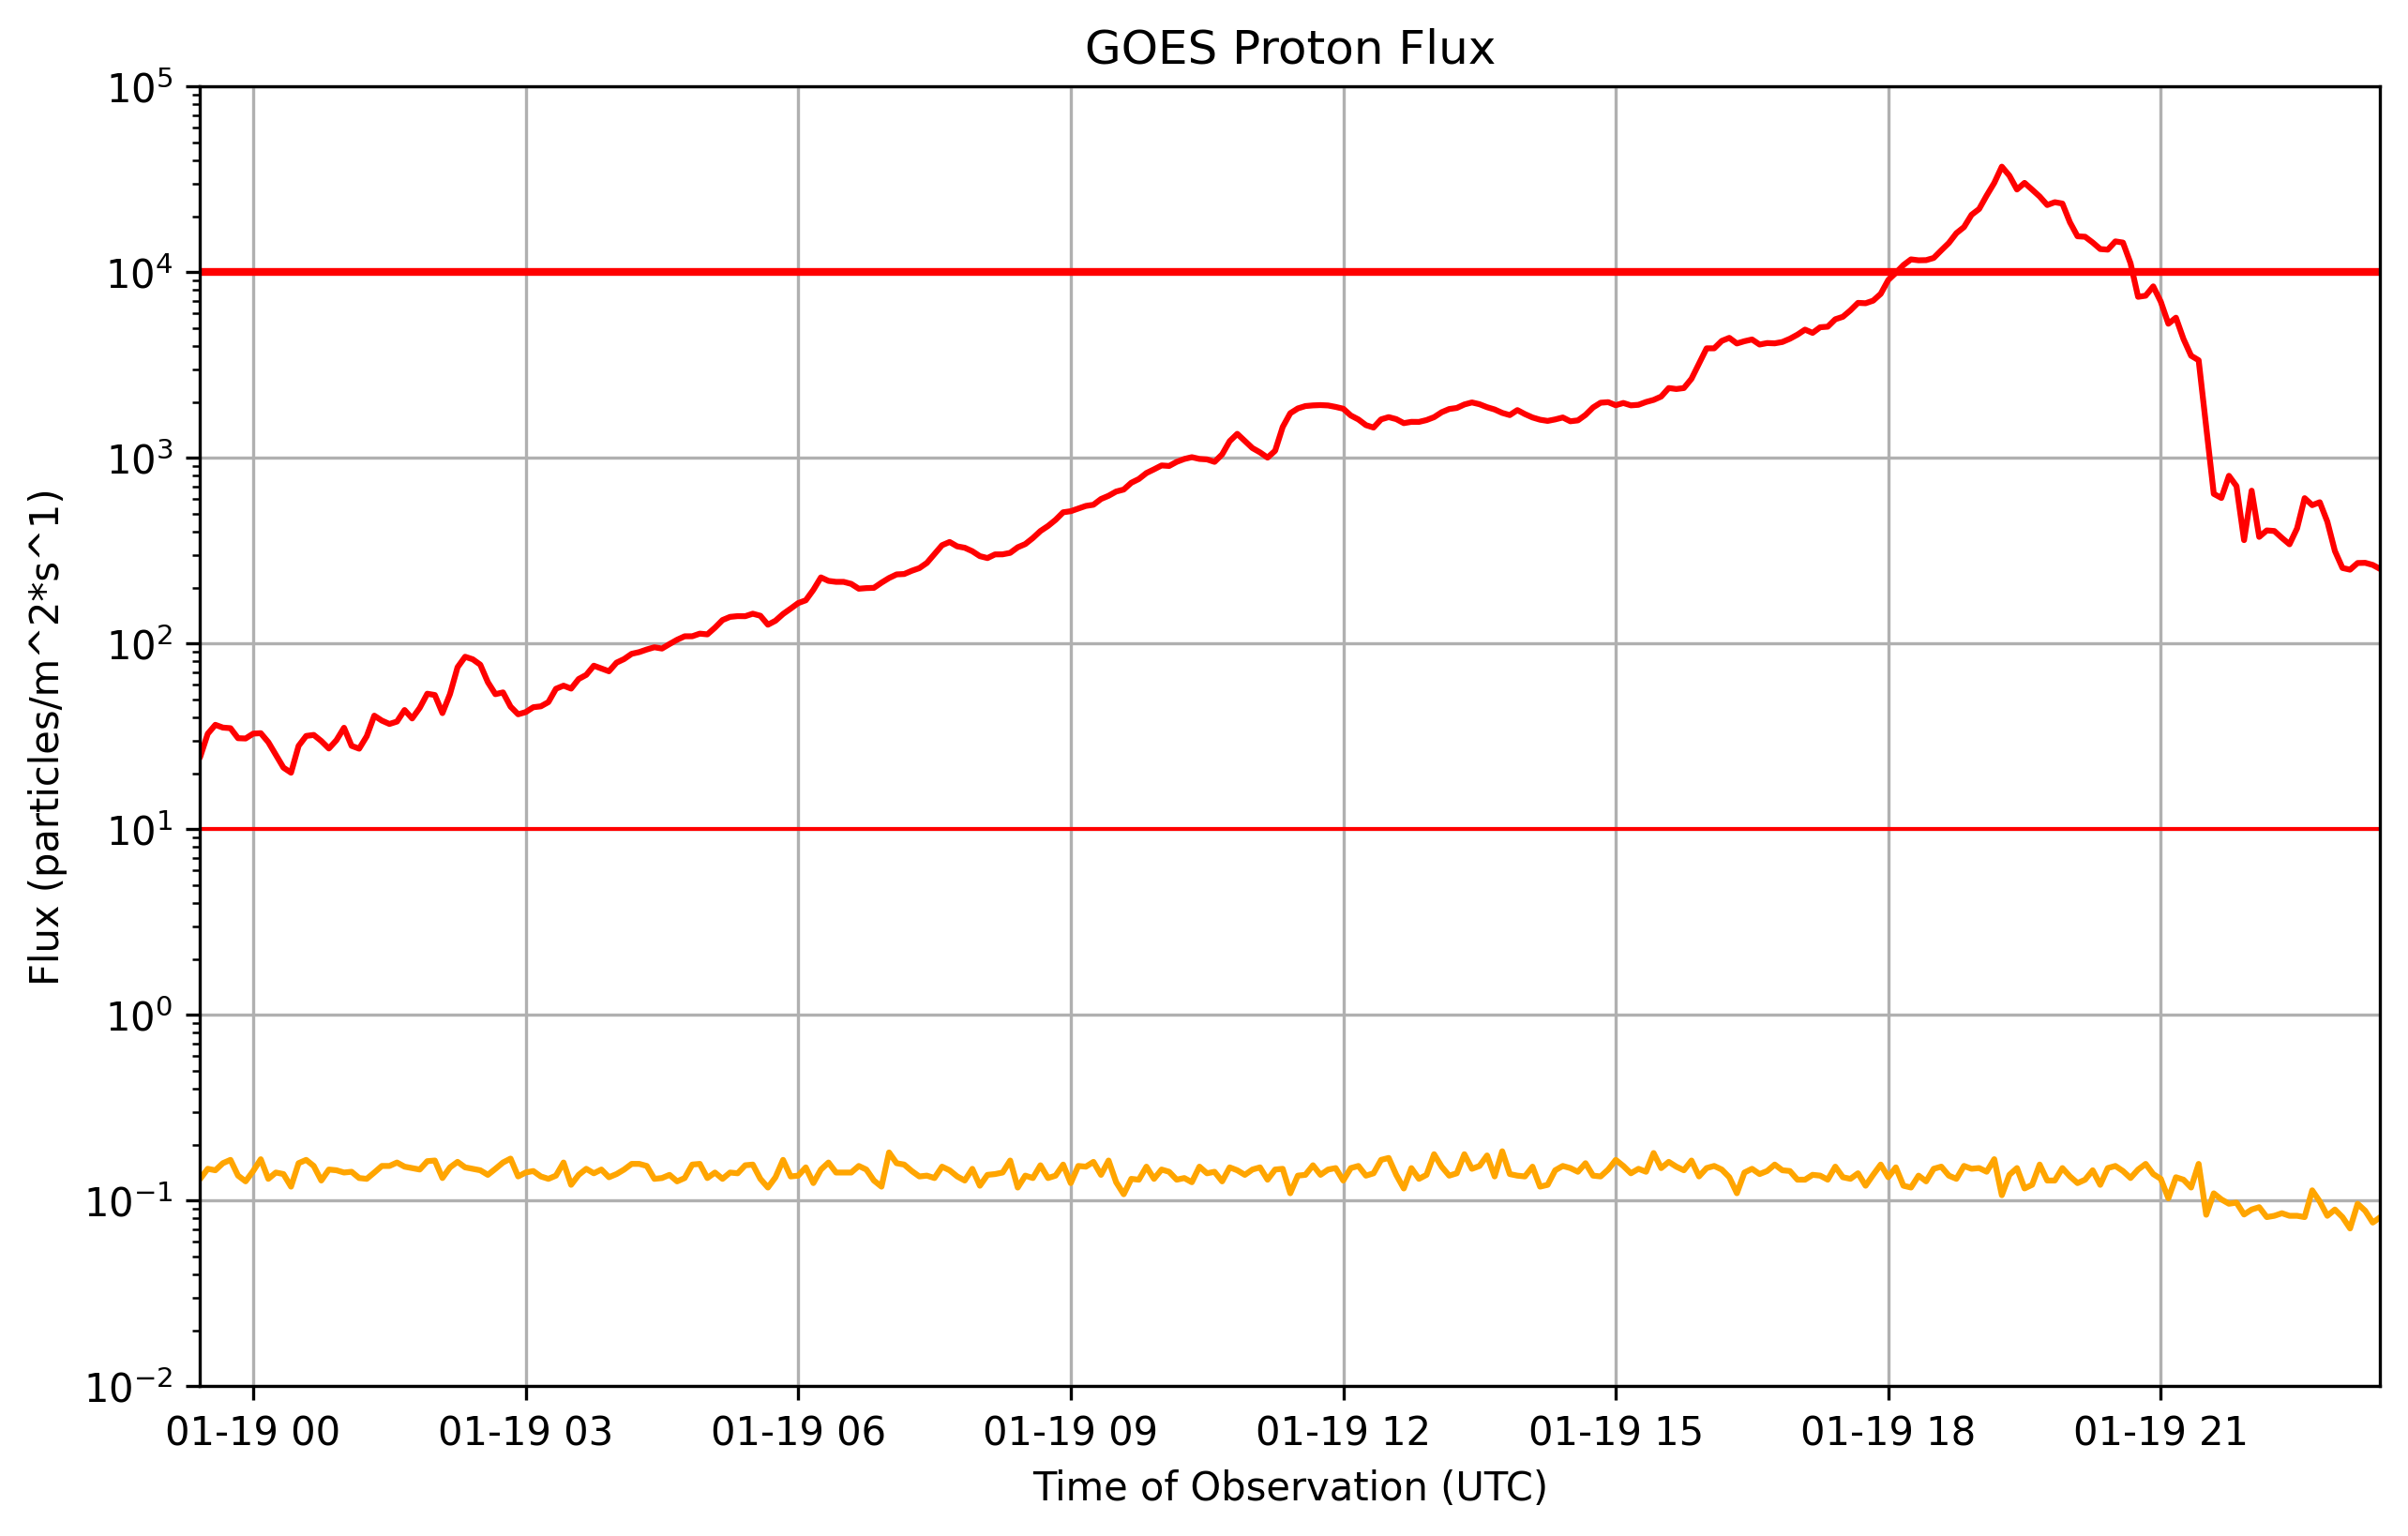
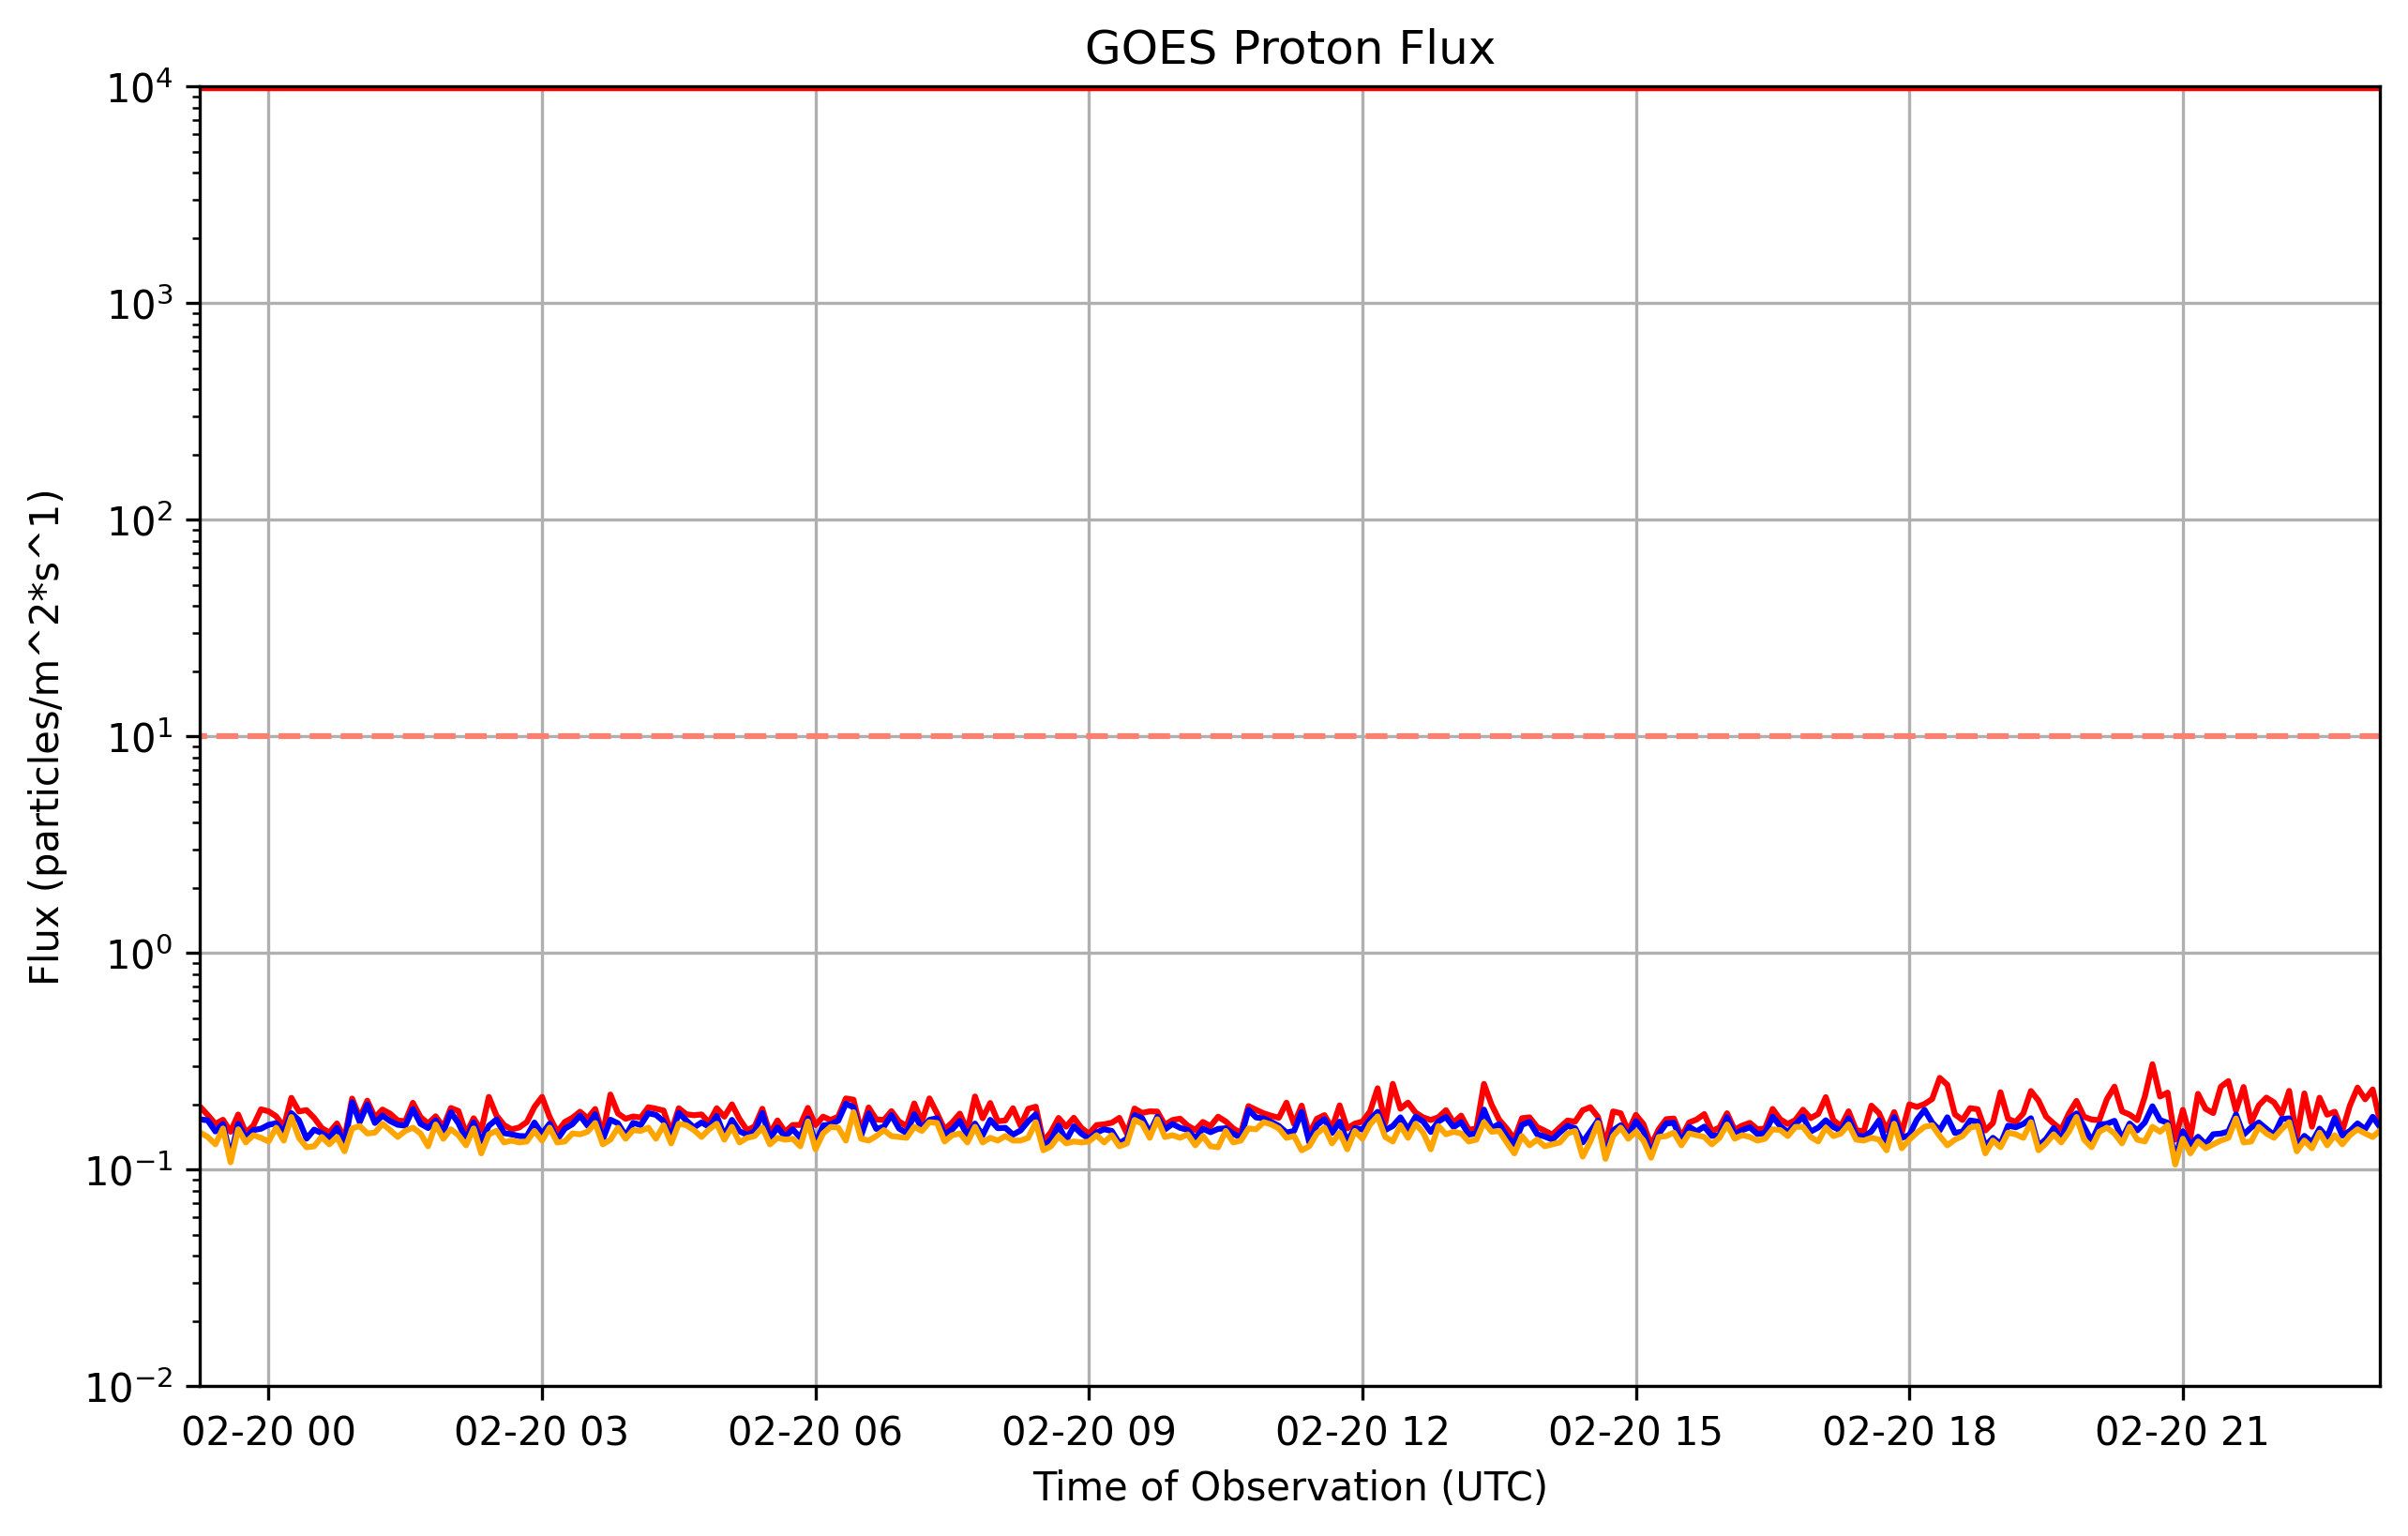
The notebook cell's code change between the first figure and the second:
--- before
+++ after
@@ -18,7 +18,13 @@
 
 ax.plot(newTimestampGOES10proton, listOfGOES10MeVflux, color='red')
+ax.plot(newTimestampGOES50proton, listOfGOES50MeVflux, color='blue')
 ax.plot(newTimestampGOES500proton, listOfGOES500MeVflux, color='orange')
 
-protonMax = max([i for i in listOfGOES10MeVflux[minutesPlotted:] if i is not None])
+# The proton flux is recorded every 5 minutes, so plotting by times requires adjustment.
+hoursPlottedProton = 24
+obsPlottedProton = hoursPlottedProton * int(60/5)
+
+# Under normal conditions, matches the SWPC proton flux limits. Expands it in the case of S4+ conditions.
+protonMax = max([i for i in listOfGOES10MeVflux[-obsPlottedProton:] if i is not None])
 if(protonMax > 10000):
     protonBound = 100000
@@ -26,11 +32,9 @@
     protonBound = 10000
 
-hoursPlottedProton = 24
-obsPlottedProton = hoursPlottedProton * int(60/5)
-plt.setp(ax, xlim=[newTimestampGOESproton[-obsPlottedProton], newTimestampGOESproton[-1]], ylim=[0.01, protonBound])
+plt.setp(ax, xlim=[newTimestampGOES10proton[-obsPlottedProton], newTimestampGOES10proton[-1]], ylim=[0.01, protonBound])
 
 # Sets the lines for the SWPC's warning (S1) and the S4 criteria.
-ax.hlines(y=10, xmin=0, xmax=dateOffset+1, linewidth=1, color='r')
-ax.hlines(y=10000, xmin=0, xmax=dateOffset+1, linewidth=2, color='r')
+ax.hlines(y=10, xmin=0, xmax=dateOffset+1, linewidth=1.5, color='salmon', linestyles='dashed')
+ax.hlines(y=10000, xmin=0, xmax=dateOffset+1, linewidth=2.5, color='r')
 
 # Sets the y-scale to logarithmic.

Commit: Minor changes to proton flux handling.